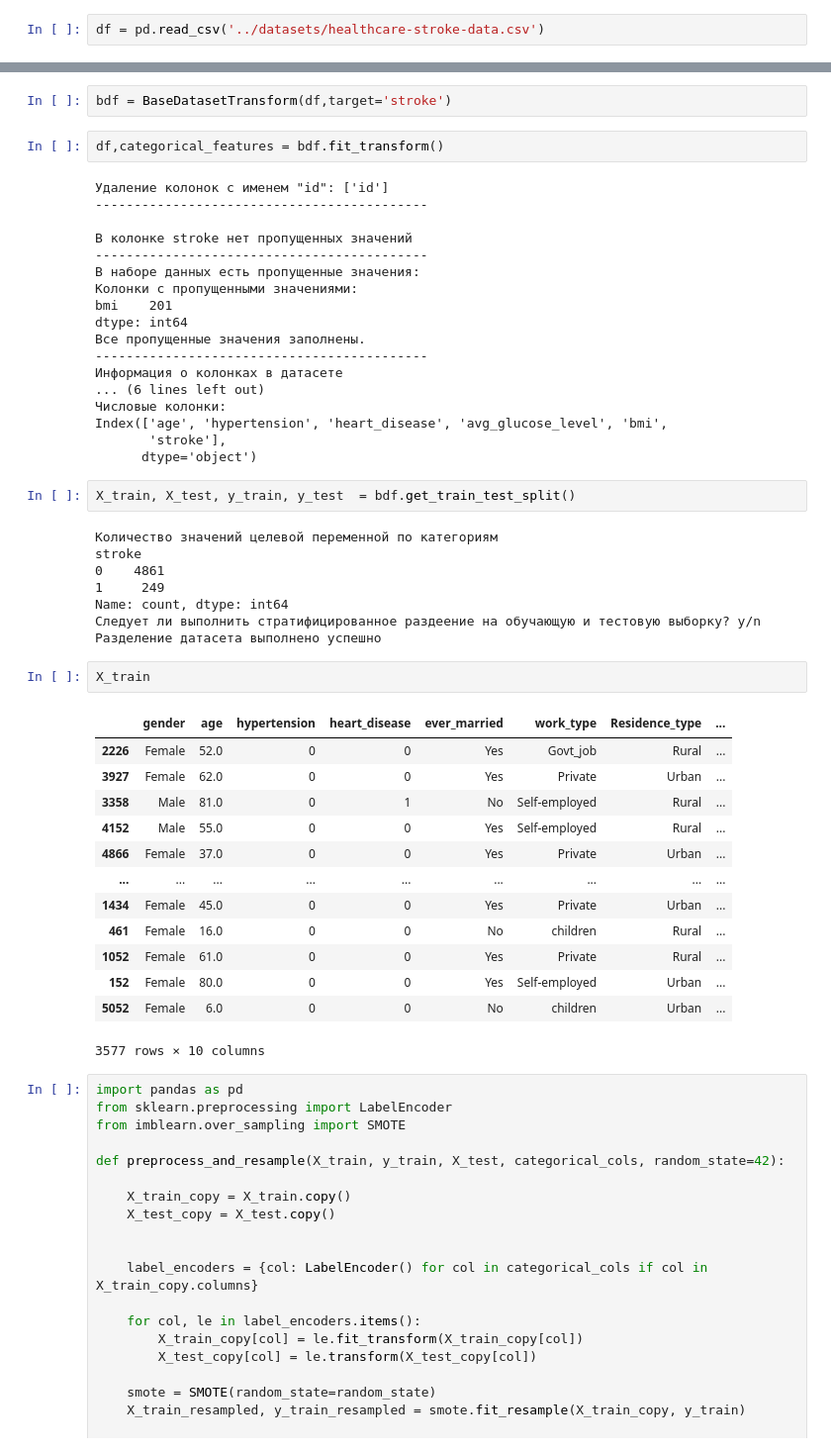
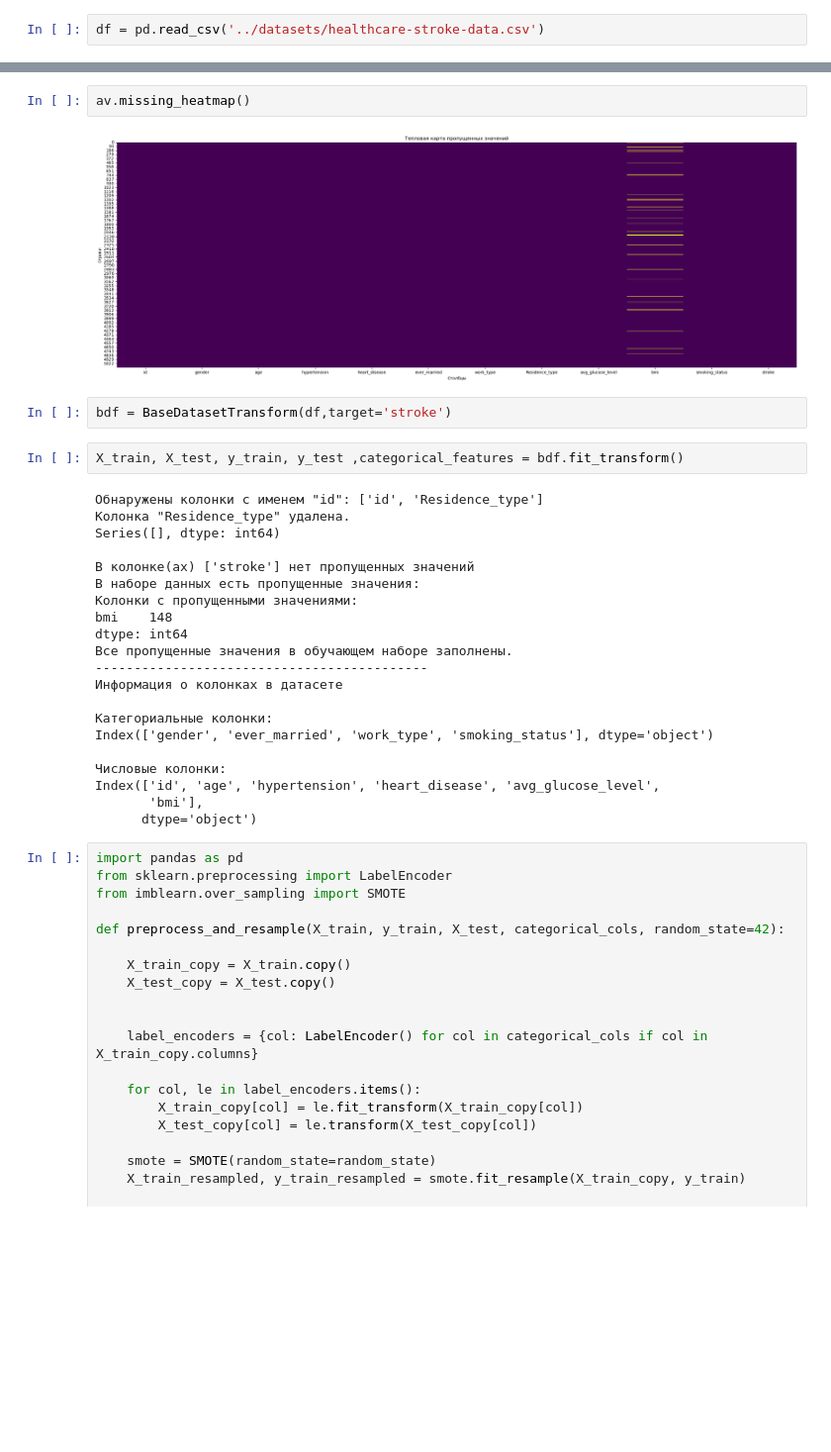
Before and after one commit to dmitryburn/checking_datasets, a Jupyter notebook: notebooks/healthcare-stroke.ipynb, the cells around one changed output, grey strips where cells are left out. Shown: that part at 99% size. Saved outputs shown, nothing was run; the diff lists cells and outputs as text; blank space fills up the shorter version.

```diff
--- a/notebooks/healthcare-stroke.ipynb
+++ b/notebooks/healthcare-stroke.ipynb
@@ -29,51 +45,32 @@ df.shape
+# %%
+av.missing_heatmap()
+# %% [output]
+[figure, added]
 # %%
 bdf = BaseDatasetTransform(df,target='stroke')
 # %%
-df,categorical_features = bdf.fit_transform()
+X_train, X_test, y_train, y_test ,categorical_features = bdf.fit_transform()
 # %% [output]
-Удаление колонок с именем "id": ['id']
--------------------------------------------
+Обнаружены колонки с именем "id": ['id', 'Residence_type']
+Колонка "Residence_type" удалена.
+Series([], dtype: int64)
 
-В колонке stroke нет пропущенных значений
--------------------------------------------
+В колонке(ах) ['stroke'] нет пропущенных значений
 В наборе данных есть пропущенные значения:
 Колонки с пропущенными значениями:
-bmi    201
+bmi    148
 dtype: int64
-Все пропущенные значения заполнены.
+Все пропущенные значения в обучающем наборе заполнены.
 -------------------------------------------
 Информация о колонках в датасете
-... (6 lines left out)
+
+Категориальные колонки:
+Index(['gender', 'ever_married', 'work_type', 'smoking_status'], dtype='object')
+
 Числовые колонки:
-Index(['age', 'hypertension', 'heart_disease', 'avg_glucose_level', 'bmi',
-       'stroke'],
+Index(['id', 'age', 'hypertension', 'heart_disease', 'avg_glucose_level',
+       'bmi'],
       dtype='object')
-# %%
-X_train, X_test, y_train, y_test  = bdf.get_train_test_split()
-# %% [output]
-Количество значений целевой переменной по категориям
-stroke
-0    4861
-1     249
-Name: count, dtype: int64
-Следует ли выполнить стратифицированное раздеение на обучающую и тестовую выборку? y/n
-Разделение датасета выполнено успешно
-# %%
-X_train
-# %% [output]
-|  | gender | age | hypertension | heart_disease | ever_married | work_type | Residence_type | ... |
-| 2226 | Female | 52.0 | 0 | 0 | Yes | Govt_job | Rural | ... |
-| 3927 | Female | 62.0 | 0 | 0 | Yes | Private | Urban | ... |
-| 3358 | Male | 81.0 | 0 | 1 | No | Self-employed | Rural | ... |
-| 4152 | Male | 55.0 | 0 | 0 | Yes | Self-employed | Rural | ... |
-| 4866 | Female | 37.0 | 0 | 0 | Yes | Private | Urban | ... |
-| ... | ... | ... | ... | ... | ... | ... | ... | ... |
-| 1434 | Female | 45.0 | 0 | 0 | Yes | Private | Urban | ... |
-| 461 | Female | 16.0 | 0 | 0 | No | children | Rural | ... |
-| 1052 | Female | 61.0 | 0 | 0 | Yes | Private | Rural | ... |
-| 152 | Female | 80.0 | 0 | 0 | Yes | Self-employed | Urban | ... |
-| 5052 | Female | 6.0 | 0 | 0 | No | children | Urban | ... |
-3577 rows × 10 columns
 # %%
 import pandas as pd
 from sklearn.preprocessing import LabelEncoder
```
Also changed, not shown: parts of 9 cells of this notebook, 22 other files.
